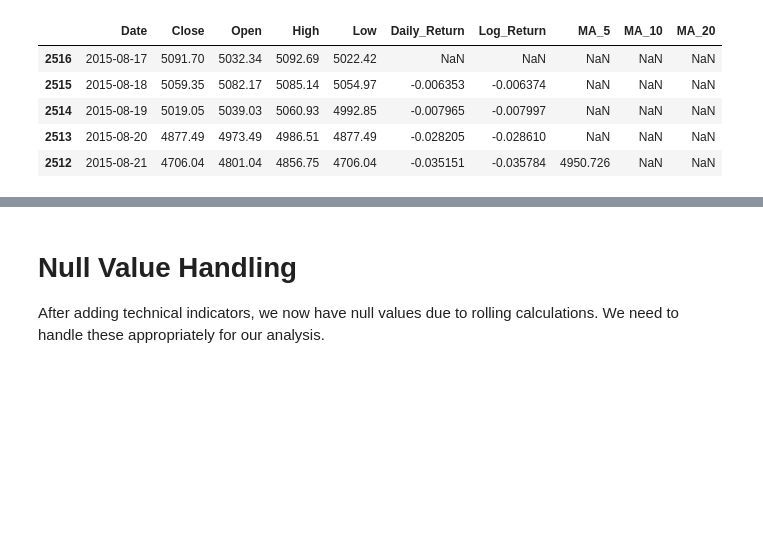
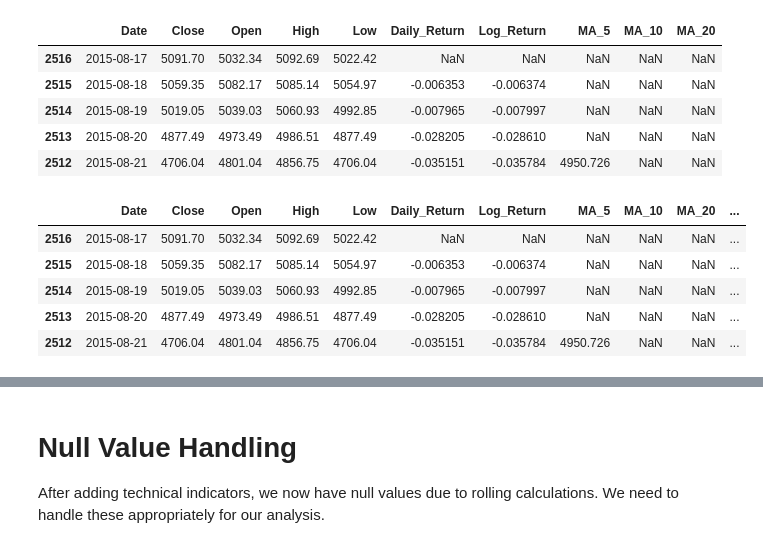
Before and after one commit to IshaPatro/NASDAQ_Time_Series_Prediction, a Jupyter notebook: nasdaq_time_series.ipynb, the cells around one changed output, grey strips where cells are left out. Cells and saved outputs as stored; diff of their text form; code cells hidden in the pictures; blank space fills up the shorter version.

```diff
--- a/nasdaq_time_series.ipynb
+++ b/nasdaq_time_series.ipynb
@@ -74,6 +74,18 @@ df.head()
 | 2514 | 2015-08-19 | 5019.05 | 5039.03 | 5060.93 | 4992.85 | -0.007965 | -0.007997 | NaN | NaN | NaN |
 | 2513 | 2015-08-20 | 4877.49 | 4973.49 | 4986.51 | 4877.49 | -0.028205 | -0.028610 | NaN | NaN | NaN |
 | 2512 | 2015-08-21 | 4706.04 | 4801.04 | 4856.75 | 4706.04 | -0.035151 | -0.035784 | 4950.726 | NaN | NaN |
+# %%
+# Volatility
+df['Volatility_5'] = df['Daily_Return'].rolling(window=5).std()
+df['Volatility_10'] = df['Daily_Return'].rolling(window=10).std()
+df.head()
+# %% [output]
+|  | Date | Close | Open | High | Low | Daily_Return | Log_Return | MA_5 | MA_10 | MA_20 | ... |
+| 2516 | 2015-08-17 | 5091.70 | 5032.34 | 5092.69 | 5022.42 | NaN | NaN | NaN | NaN | NaN | ... |
+| 2515 | 2015-08-18 | 5059.35 | 5082.17 | 5085.14 | 5054.97 | -0.006353 | -0.006374 | NaN | NaN | NaN | ... |
+| 2514 | 2015-08-19 | 5019.05 | 5039.03 | 5060.93 | 4992.85 | -0.007965 | -0.007997 | NaN | NaN | NaN | ... |
+| 2513 | 2015-08-20 | 4877.49 | 4973.49 | 4986.51 | 4877.49 | -0.028205 | -0.028610 | NaN | NaN | NaN | ... |
+| 2512 | 2015-08-21 | 4706.04 | 4801.04 | 4856.75 | 4706.04 | -0.035151 | -0.035784 | 4950.726 | NaN | NaN | ... |
 # %%
 # RSI
 delta = df['Close'].diff()
```
Also changed, not shown: parts of 10 cells of this notebook, 2 other files.
